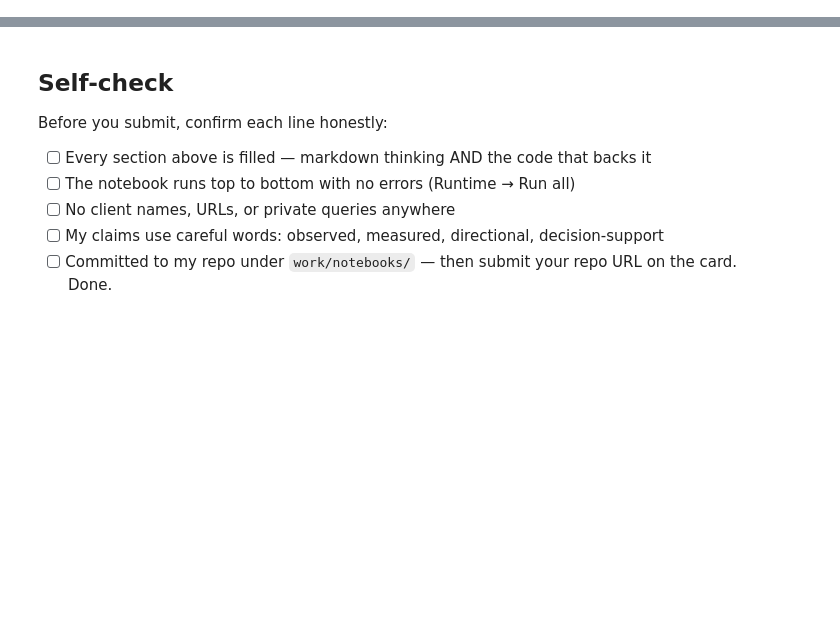
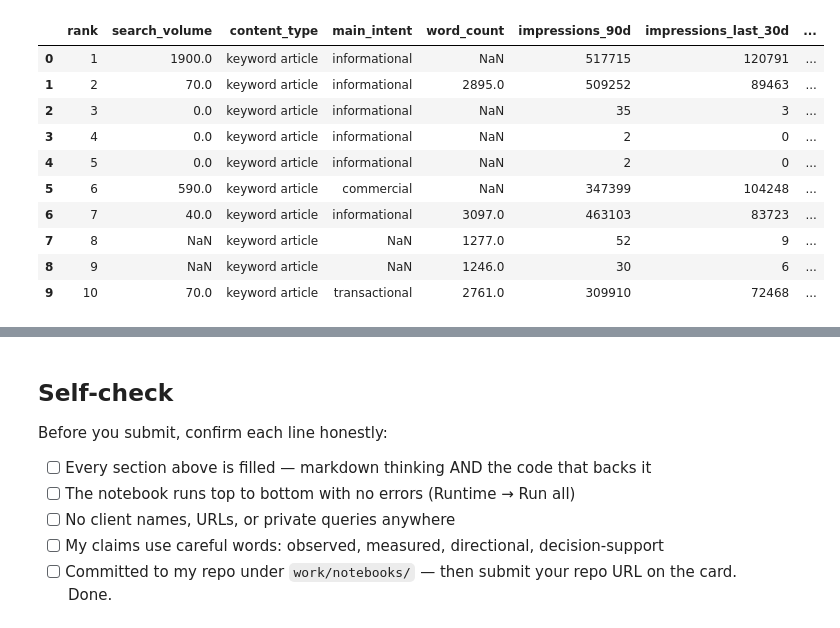
Before and after one commit to Dushyant1607/ml-internship, a Jupyter notebook: work/notebooks/w07_action_playbook.ipynb, the cells around one changed output, grey strips where cells are left out. Drawn from its saved outputs; the diff is of its cells as text; code cells hidden in the pictures; blank space fills up the shorter version.

```diff
--- a/work/notebooks/w07_action_playbook.ipynb
+++ b/work/notebooks/w07_action_playbook.ipynb
@@ -43,0 +62,88 @@ This skeleton is yours to fill. Work the sections **in order** — each one has
+# %%
+import numpy as np
+import pandas as pd
+
+queue = df.copy()
+
+# Identify pages with declining impressions
+queue["declining"] = queue["trend_direction"].astype(str).str.lower().eq("down")
+
+# Add transparent reason codes
+queue["reason_codes"] = ""
+
+queue.loc[queue["declining"], "reason_codes"] += "DECLINE_SIGNAL;"
+
+queue.loc[
+    queue["impressions_90d"] >= queue["impressions_90d"].quantile(0.75),
+    "reason_codes"
+] += "HIGH_VISIBILITY;"
+
+queue.loc[
+    queue["days_since_last_update"] >= 180,
+    "reason_codes"
+] += "STALE_CONTENT;"
+
+queue.loc[
+    queue["word_count"] <= queue["word_count"].quantile(0.25),
+    "reason_codes"
+] += "THIN_CONTENT;"
+
+# Rank declining pages with stronger existing visibility first
+queue["priority_score"] = (
+    queue["declining"].astype(int) * 2
+    + (queue["impressions_90d"] / (queue["impressions_90d"].max() or 1))
+    + (queue["days_since_last_update"].fillna(0) / 365)
+)
+
+queue["suggested_action"] = np.select(
+    [
+        queue["declining"] & (queue["days_since_last_update"] >= 180),
+        queue["declining"] & (queue["word_count"] <= queue["word_count"].quantile(0.25)),
+        queue["declining"],
+    ],
+    [
+        "review_freshness_and_search_intent",
+        "review_content_depth_and_search_intent",
+        "review_rankings_and_snippet_relevance",
+    ],
+    default="monitor_or_review_manually",
+)
+
+# Keep only non-identifying fields in the export
+export_columns = [
+    "search_volume",
+    "content_type",
+    "main_intent",
+    "word_count",
+    "impressions_90d",
+    "impressions_last_30d",
+    "impressions_prev_30d",
+    "content_age_days",
+    "days_since_last_update",
+    "trend_direction",
+    "reason_codes",
+    "suggested_action",
+    "priority_score",
+]
+
+action_queue = (
+    queue.sort_values("priority_score", ascending=False)
+    [export_columns]
+    .reset_index(drop=True)
+)
+
+action_queue.insert(0, "rank", range(1, len(action_queue) + 1))
+
+print("Queue rows:", len(action_queue))
+print("\nTop 10 recommended actions:")
+display(action_queue.head(10))
+
+print("\nReason-code counts:")
+print(
+    queue["reason_codes"]
+    .str.rstrip(";")
+    .str.split(";")
+    .explode()
+    .value_counts()
+)
+# %% [output]
@@ -43,0 +153,11 @@ This skeleton is yours to fill. Work the sections **in order** — each one has
+|  | rank | search_volume | content_type | main_intent | word_count | impressions_90d | impressions_last_30d | ... |
+| 0 | 1 | 1900.0 | keyword article | informational | NaN | 517715 | 120791 | ... |
+| 1 | 2 | 70.0 | keyword article | informational | 2895.0 | 509252 | 89463 | ... |
+| 2 | 3 | 0.0 | keyword article | informational | NaN | 35 | 3 | ... |
+| 3 | 4 | 0.0 | keyword article | informational | NaN | 2 | 0 | ... |
+| 4 | 5 | 0.0 | keyword article | informational | NaN | 2 | 0 | ... |
+| 5 | 6 | 590.0 | keyword article | commercial | NaN | 347399 | 104248 | ... |
+| 6 | 7 | 40.0 | keyword article | informational | 3097.0 | 463103 | 83723 | ... |
+| 7 | 8 | NaN | keyword article | NaN | 1277.0 | 52 | 9 | ... |
+| 8 | 9 | NaN | keyword article | NaN | 1246.0 | 30 | 6 | ... |
+| 9 | 10 | 70.0 | keyword article | transactional | 2761.0 | 309910 | 72468 | ... |
```
Also changed, not shown: parts of 21 cells of this notebook.
